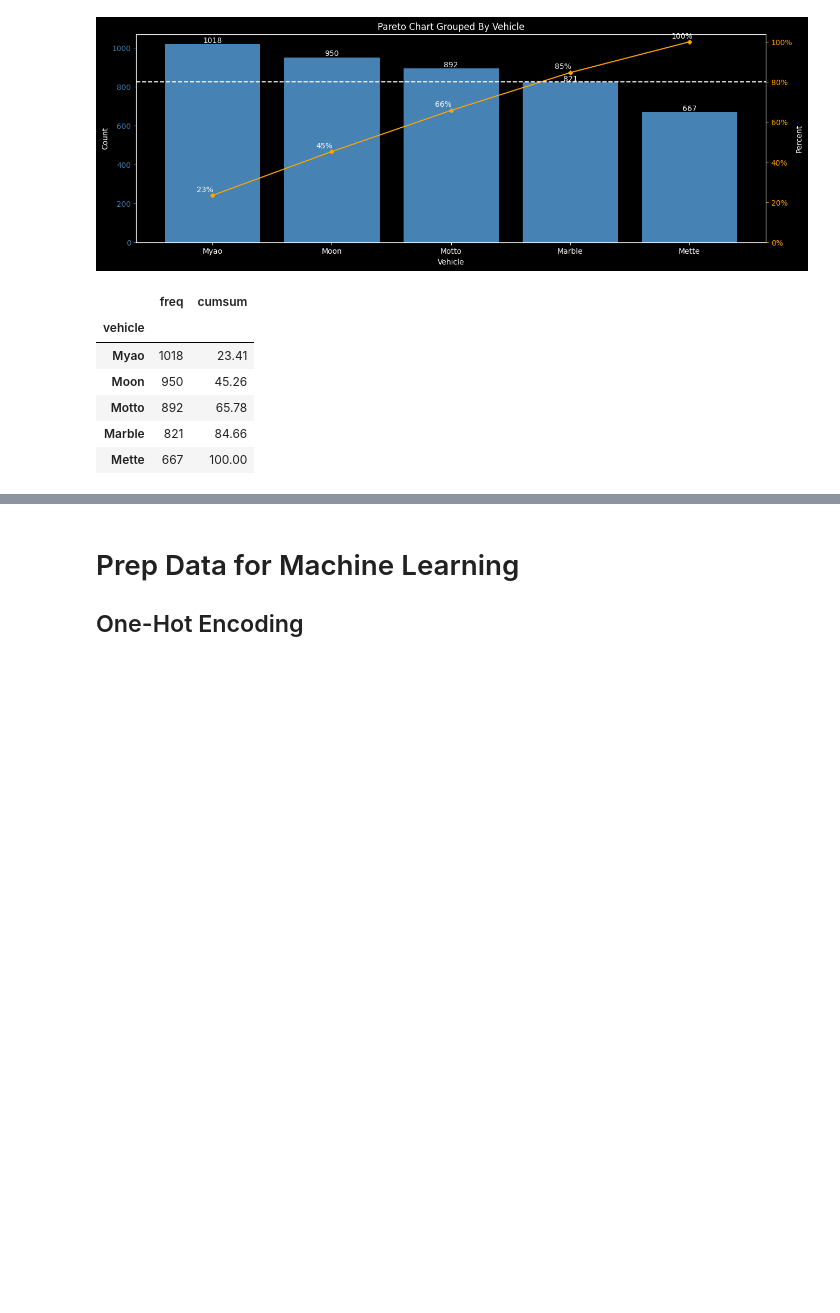
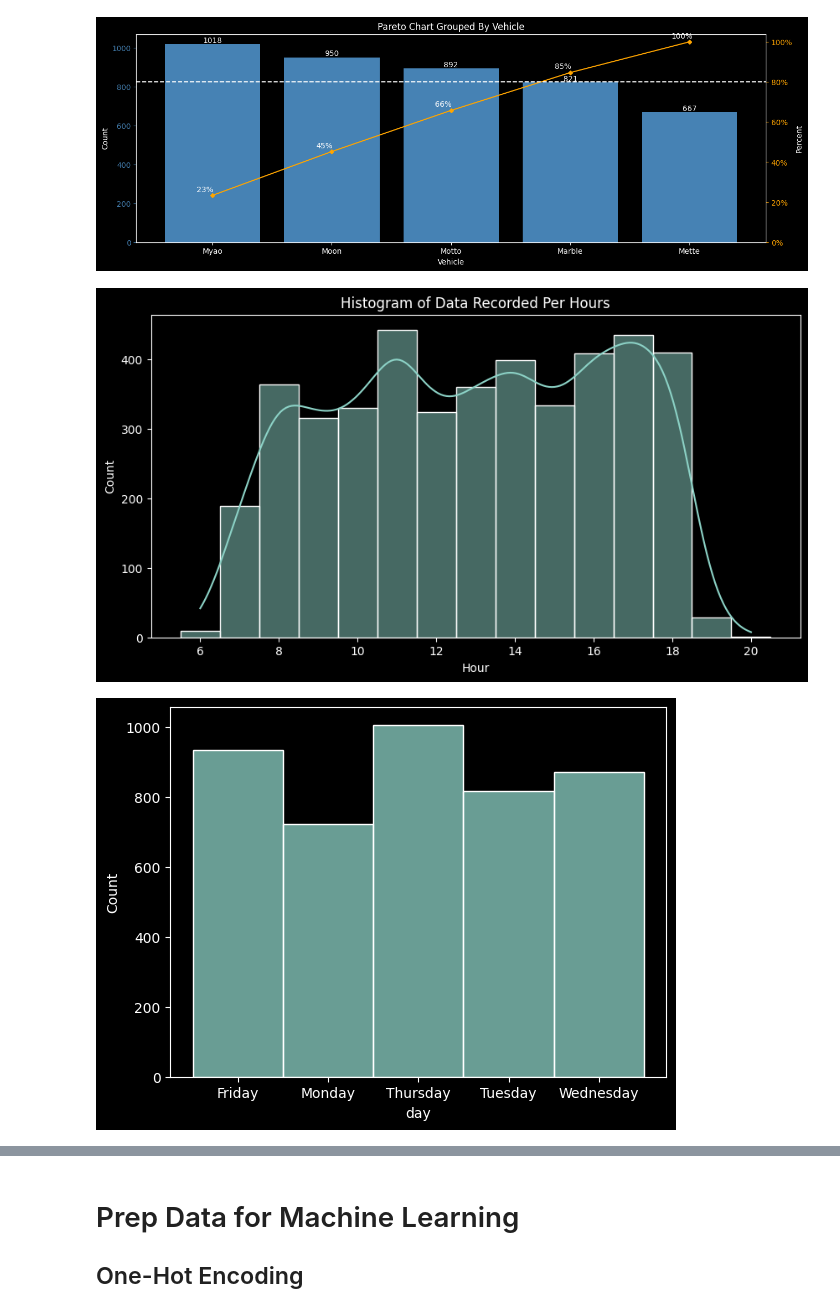
Before and after one commit to jrosilam/MayMobility_TakeHome, a Jupyter notebook: takehome_test.ipynb, the cells around one changed output, grey strips where cells are left out. Drawn from its saved outputs; the diff is of its cells as text; code cells hidden in the pictures; blank space fills up the shorter version.

```diff
--- a/takehome_test.ipynb
+++ b/takehome_test.ipynb
@@ -784,12 +759,19 @@ pareto_chart(df_grouped)
 # %% [output]
 [figure]
-# %%
-df_grouped
-# %% [output]
-|  | freq | cumsum |
-| vehicle |  |  |
-| Myao | 1018 | 23.41 |
-| Moon | 950 | 45.26 |
-| Motto | 892 | 65.78 |
-| Marble | 821 | 84.66 |
-| Mette | 667 | 100.00 |
+# %%
+fig, ax = plt.subplots(figsize=(10,5))
+
+sns.histplot(data=ridership_df_clean, x="hour", kde=True)
+ax.set_xlabel("Hour")
+ax.set_ylabel("Count")
+ax.set_title("Histogram of Data Recorded Per Hours")
+plt.show()
+
+sns.histplot(data=ridership_df_clean, x="day")
+ax.set_xlabel("Day")
+ax.set_ylabel("Count")
+ax.set_title("Histogram of Data Recorded Per Day")
+plt.show()
+# %% [output]
+[figure, added]
+[figure, added]
```
Also changed, not shown: parts of 7 cells of this notebook.
